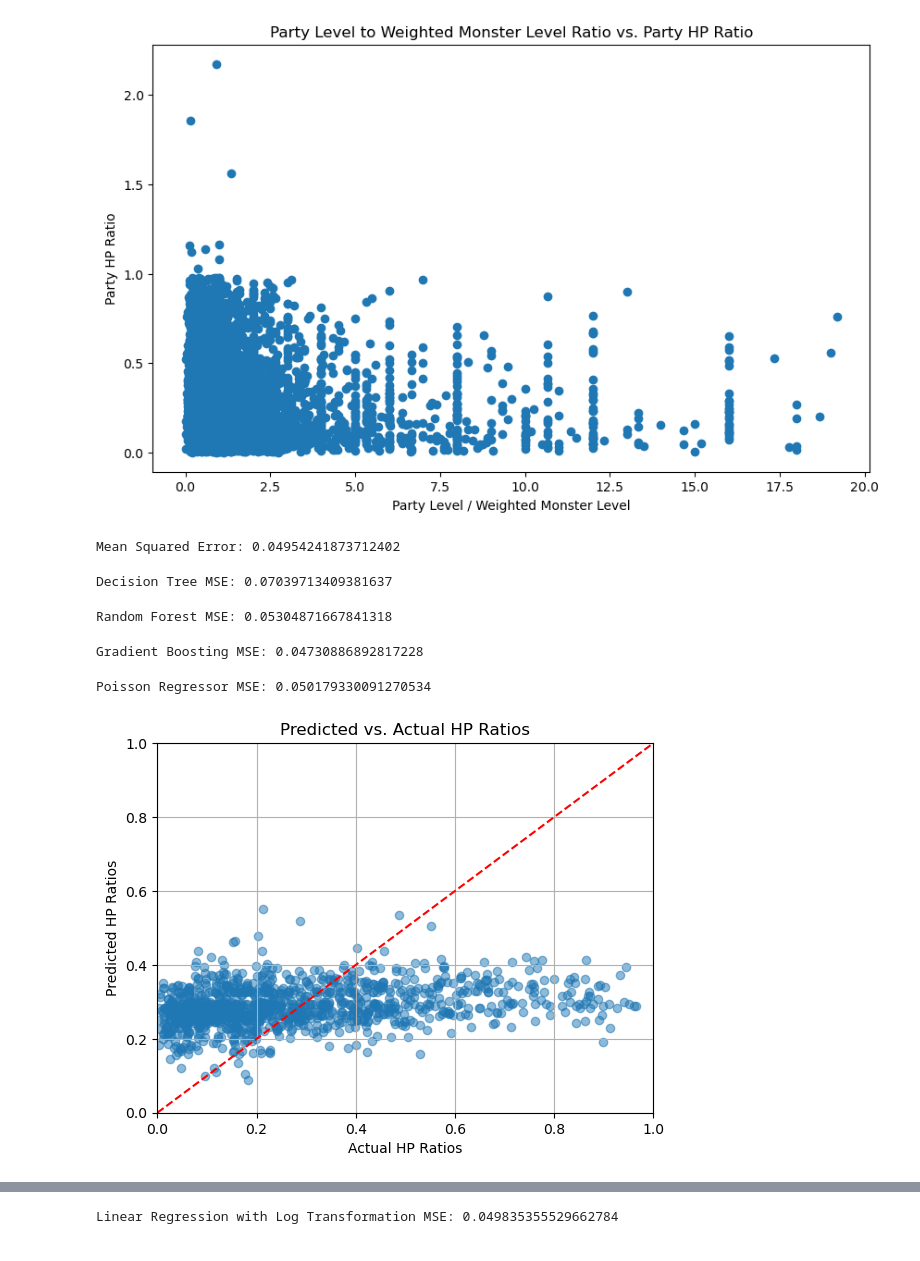
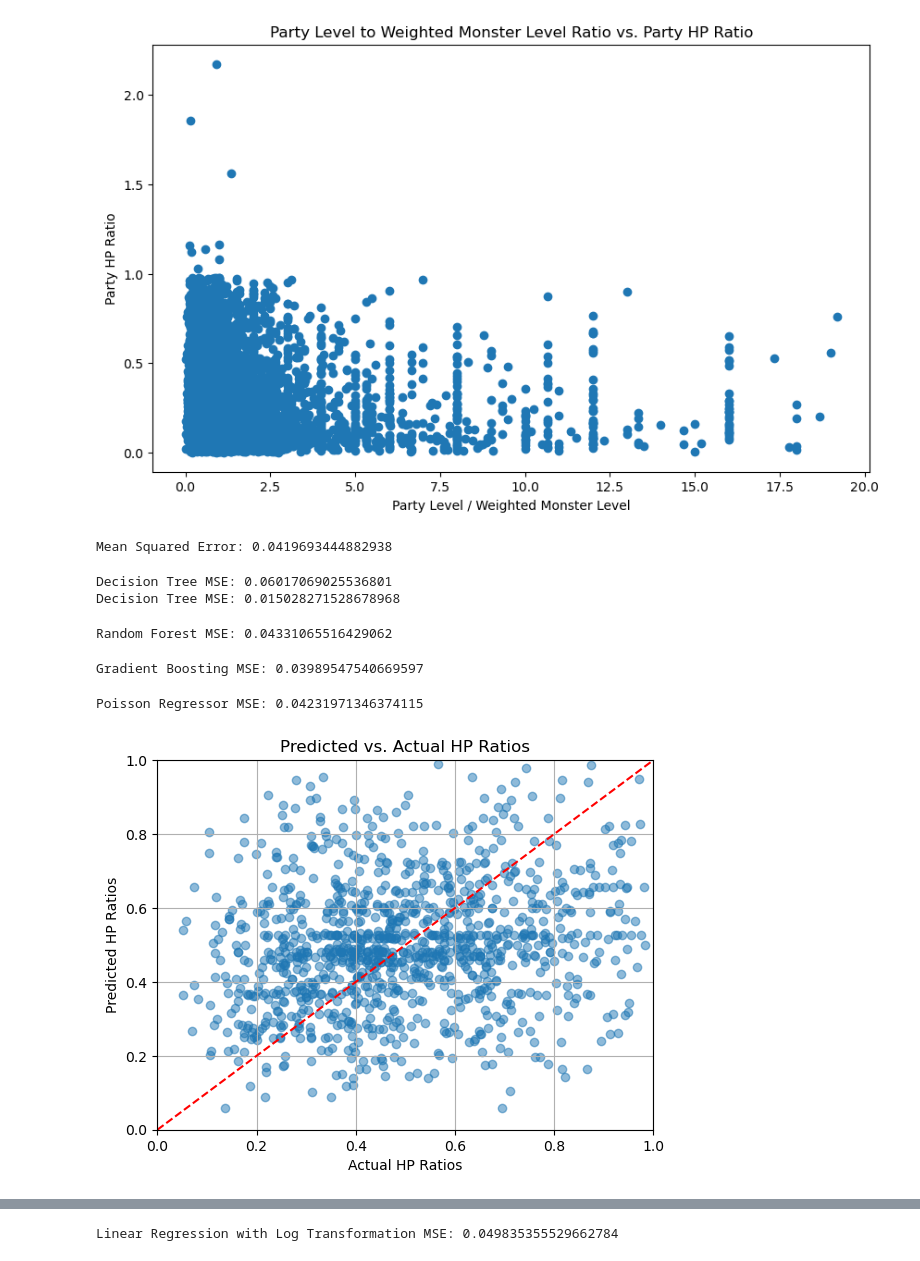
Before and after one commit to ingridasemenec/DnDEncounterEstimator, a Jupyter notebook: eda_filteredscaled.ipynb, the cells around one changed output, grey strips where cells are left out. Saved outputs shown, nothing was run; the diff lists cells and outputs as text; code cells hidden in the pictures.

Commit message:
testing models

```diff
--- a/eda_filteredscaled.ipynb
+++ b/eda_filteredscaled.ipynb
@@ -100,7 +100,7 @@ from sklearn.linear_model import LinearRegression
 from sklearn.metrics import mean_squared_error
 
 X = filtered_df[['level_ratio','party_size',  'monster_number']]
-y = filtered_df['avg_hp_ratio']
+y = np.sqrt(filtered_df['avg_hp_ratio'])
 
 # Splitting the data into training and testing , 80-20 split???
 X_train, X_test, y_train, y_test = train_test_split(X, y, test_size=0.2, random_state=42)
@@ -113,7 +113,7 @@ y_pred = model.predict(X_test)
 mse = mean_squared_error(y_test, y_pred)
 print(f'Mean Squared Error: {mse}')
 # %% [output]
-Mean Squared Error: 0.04954241873712402
+Mean Squared Error: 0.0419693444882938
 # %%
 #ok lets try few different models firs DeciwsionTreeRegressor
 from sklearn.tree import DecisionTreeRegressor
@@ -122,10 +122,14 @@ tree_model = DecisionTreeRegressor()
 tree_model.fit(X_train, y_train)
 
 tree_predictions = tree_model.predict(X_test)
+tree_predictionstrain = tree_model.predict(X_train)
 tree_mse = mean_squared_error(y_test, tree_predictions)
+tree_msetrain = mean_squared_error(y_train, tree_predictionstrain)
 print(f"Decision Tree MSE: {tree_mse}")
+print(f"Decision Tree MSE: {tree_msetrain}")
 # %% [output]
-Decision Tree MSE: 0.07039713409381637
+Decision Tree MSE: 0.06017069025536801
+Decision Tree MSE: 0.015028271528678968
 # %%
 from sklearn.ensemble import RandomForestRegressor
 
@@ -136,7 +140,7 @@ rf_predictions = rf_model.predict(X_test)
 rf_mse = mean_squared_error(y_test, rf_predictions)
 print(f"Random Forest MSE: {rf_mse}")
 # %% [output]
-Random Forest MSE: 0.05304871667841318
+Random Forest MSE: 0.04331065516429062
 # %%
 from sklearn.ensemble import GradientBoostingRegressor
 
@@ -147,7 +151,7 @@ gb_predictions = gb_model.predict(X_test)
 gb_mse = mean_squared_error(y_test, gb_predictions)
 print(f"Gradient Boosting MSE: {gb_mse}")
 # %% [output]
-Gradient Boosting MSE: 0.04730886892817228
+Gradient Boosting MSE: 0.03989547540669597
 # %%
 from sklearn.linear_model import PoissonRegressor
 
@@ -158,20 +162,20 @@ poisson_predictions = poisson_model.predict(X_test)
 poisson_mse = mean_squared_error(y_test, poisson_predictions)
 print(f"Poisson Regressor MSE: {poisson_mse}")
 # %% [output]
-Poisson Regressor MSE: 0.050179330091270534
+Poisson Regressor MSE: 0.04231971346374115
 # %%
-
-plt.scatter(y_test, gb_predictions, alpha=0.5)
+plt.close()
+plt.scatter(y_test, tree_predictions, alpha=0.5)
 plt.xlabel('Actual HP Ratios')
 plt.ylabel('Predicted HP Ratios')
 plt.title('Predicted vs. Actual HP Ratios')
 plt.plot([0, 1], [0, 1], color='red', linestyle='--')  # Ideal prediction line
 plt.xlim([0, 1])
 plt.ylim([0, 1])
 plt.grid(True)
 plt.show()
 # %% [output]
-[figure, old version]
+[figure, new version]
 # %%
 plt.scatter(y_test, rf_predictions, alpha=0.5)
 plt.xlabel('Actual HP Ratios')
```
Also changed, not shown: parts of 5 cells of this notebook, 1 other file.
